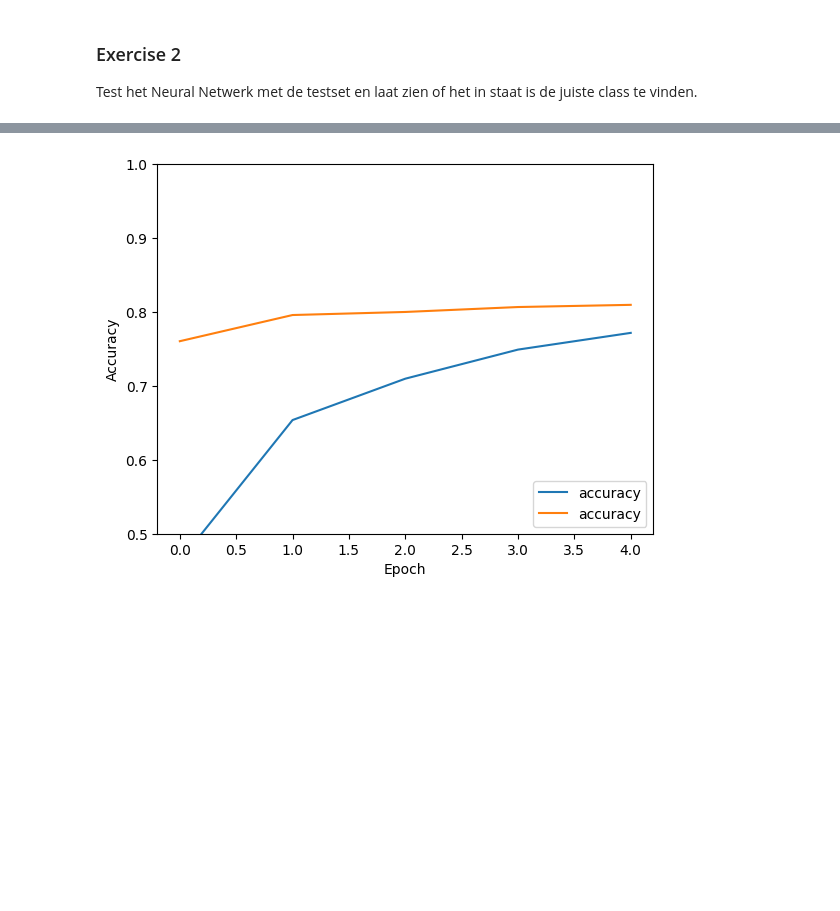
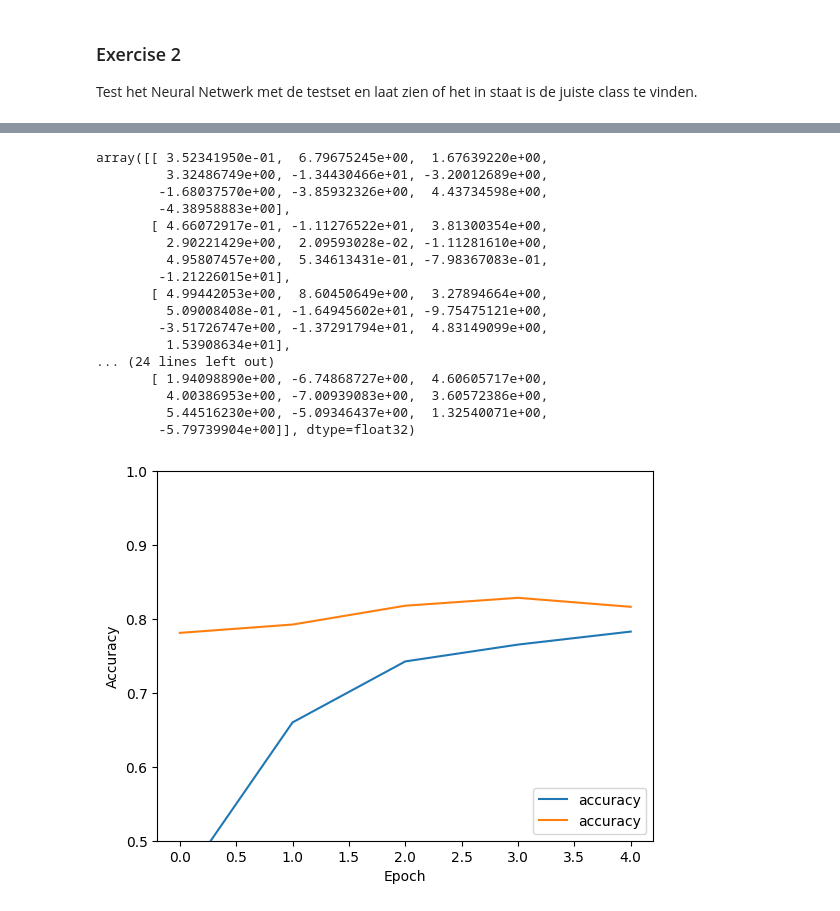
Before and after one commit to AmadLaghari/MakeAIWork2, a Jupyter notebook: opdrachten/practica/week07/image_recognition/notebook/tf_cnn_opdracht1.ipynb, the cells around one changed output, grey strips where cells are left out. Drawn from its saved outputs; the diff is of its cells as text; code cells hidden in the pictures; blank space fills up the shorter version.

```diff
--- a/opdrachten/practica/week07/image_recognition/notebook/tf_cnn_opdracht1.ipynb
+++ b/opdrachten/practica/week07/image_recognition/notebook/tf_cnn_opdracht1.ipynb
@@ -179,5 +231,4 @@ Epoch 5/5
 # %%
-history_test = model.fit(testSet, testLabels, epochs=nrOfEpochs, batch_size=64, verbose=2)
 
 plt.plot(history.history['accuracy'], label='accuracy')
 plt.plot(history_test.history['accuracy'], label = 'accuracy')
@@ -187,4 +238,8 @@ plt.ylim([0.5, 1])
 plt.legend(loc='lower right')
 
 test_loss, test_acc = model.evaluate(testSet,  testLabels, verbose=2)
+
+example_batch = trainSet[:10] # take the first 10 data points from the training data.
+example_result = model.predict(example_batch)
+example_result
 # %% [output]
@@ -202 +247,18 @@ Epoch 5/5
+array([[ 3.52341950e-01,  6.79675245e+00,  1.67639220e+00,
+         3.32486749e+00, -1.34430466e+01, -3.20012689e+00,
+        -1.68037570e+00, -3.85932326e+00,  4.43734598e+00,
+        -4.38958883e+00],
+       [ 4.66072917e-01, -1.11276522e+01,  3.81300354e+00,
+         2.90221429e+00,  2.09593028e-02, -1.11281610e+00,
+         4.95807457e+00,  5.34613431e-01, -7.98367083e-01,
+        -1.21226015e+01],
+       [ 4.99442053e+00,  8.60450649e+00,  3.27894664e+00,
+         5.09008408e-01, -1.64945602e+01, -9.75475121e+00,
+        -3.51726747e+00, -1.37291794e+01,  4.83149099e+00,
+         1.53908634e+01],
+... (24 lines left out)
+       [ 1.94098890e+00, -6.74868727e+00,  4.60605717e+00,
+         4.00386953e+00, -7.00939083e+00,  3.60572386e+00,
+         5.44516230e+00, -5.09346437e+00,  1.32540071e+00,
+        -5.79739904e+00]], dtype=float32)
-[figure, old version]
+[figure, new version]
```
Also changed, not shown: parts of 8 cells of this notebook, 8 other files.
